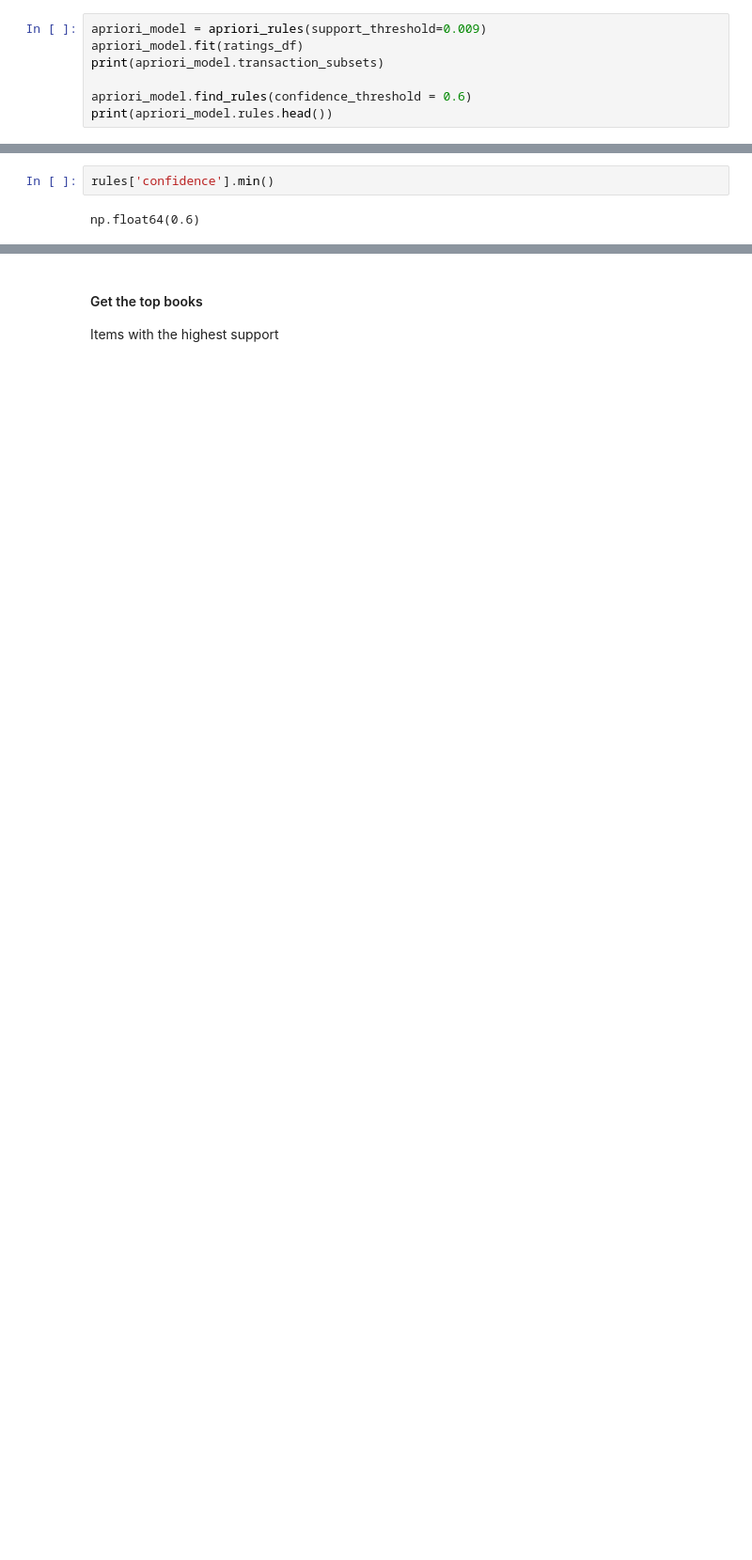
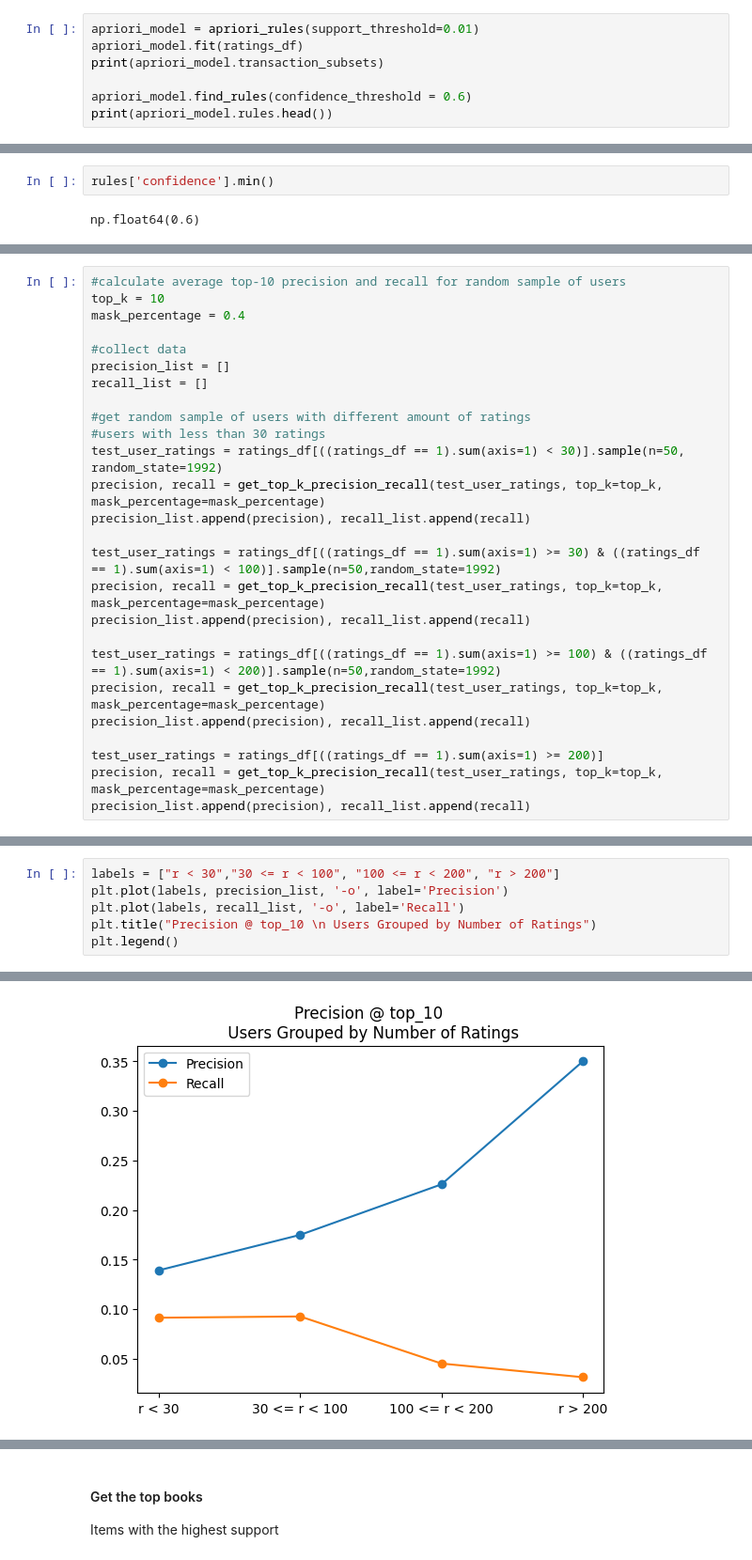
Before and after one commit to lukedrichard/BHTRecommenderProject, a Jupyter notebook: Inference_Rules.ipynb, the cells around one changed output, grey strips where cells are left out. Shown: that part at 94% size. Saved outputs shown, nothing was run; the diff lists cells and outputs as text; blank space fills up the shorter version.

Commit message:
added precision/recall eval

```diff
--- a/Inference_Rules.ipynb
+++ b/Inference_Rules.ipynb
@@ -164,5 +172,5 @@ class apriori_rules:
 # %%
-apriori_model = apriori_rules(support_threshold=0.009)
+apriori_model = apriori_rules(support_threshold=0.01)
 apriori_model.fit(ratings_df)
 print(apriori_model.transaction_subsets)
 
@@ -246,0 +303,26 @@ np.float64(0.6)
+# %%
+#calculate average top-10 precision and recall for random sample of users
+top_k = 10
+mask_percentage = 0.4
+
+#collect data
+precision_list = []
+recall_list = []
+
+#get random sample of users with different amount of ratings
+#users with less than 30 ratings
+test_user_ratings = ratings_df[((ratings_df == 1).sum(axis=1) < 30)].sample(n=50, random_state=1992)
+precision, recall = get_top_k_precision_recall(test_user_ratings, top_k=top_k, mask_percentage=mask_percentage)
+precision_list.append(precision), recall_list.append(recall)
+
+test_user_ratings = ratings_df[((ratings_df == 1).sum(axis=1) >= 30) & ((ratings_df == 1).sum(axis=1) < 100)].sample(n=50,random_state=1992)
+precision, recall = get_top_k_precision_recall(test_user_ratings, top_k=top_k, mask_percentage=mask_percentage)
+precision_list.append(precision), recall_list.append(recall)
+
+test_user_ratings = ratings_df[((ratings_df == 1).sum(axis=1) >= 100) & ((ratings_df == 1).sum(axis=1) < 200)].sample(n=50,random_state=1992)
+precision, recall = get_top_k_precision_recall(test_user_ratings, top_k=top_k, mask_percentage=mask_percentage)
+precision_list.append(precision), recall_list.append(recall)
+
+test_user_ratings = ratings_df[((ratings_df == 1).sum(axis=1) >= 200)]
+precision, recall = get_top_k_precision_recall(test_user_ratings, top_k=top_k, mask_percentage=mask_percentage)
+precision_list.append(precision), recall_list.append(recall)
@@ -246,0 +331,7 @@ np.float64(0.6)
+# %%
+labels = ["r < 30","30 <= r < 100", "100 <= r < 200", "r > 200"]
+plt.plot(labels, precision_list, '-o', label='Precision')
+plt.plot(labels, recall_list, '-o', label='Recall')
+plt.title("Precision @ top_10 \n Users Grouped by Number of Ratings")
+plt.legend()
+# %% [output]
@@ -247 +339,2 @@ np.float64(0.6)
+[figure, added]
 # %% [markdown]
```
Also changed, not shown: parts of 18 cells of this notebook.
